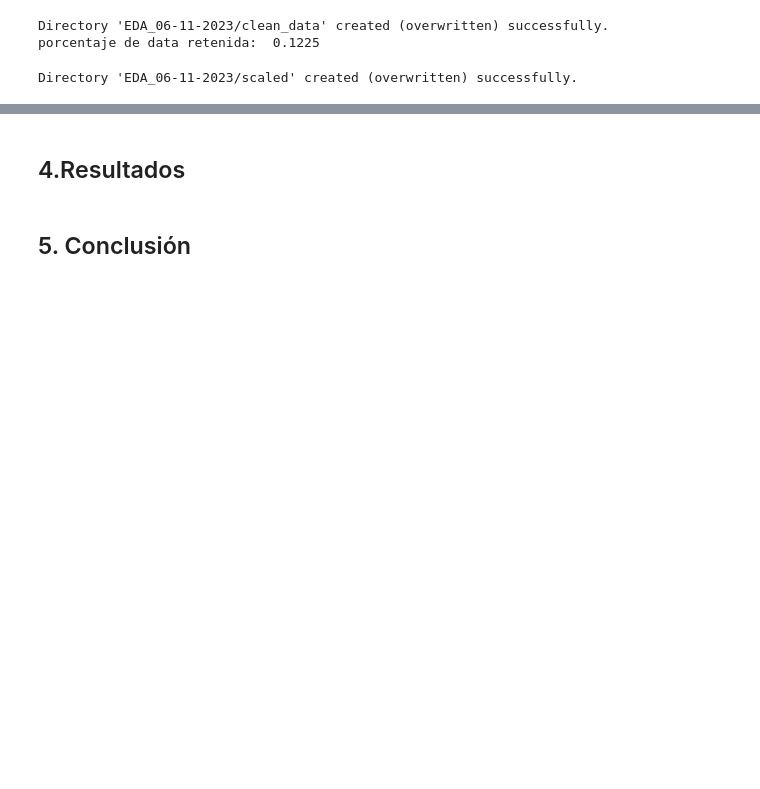
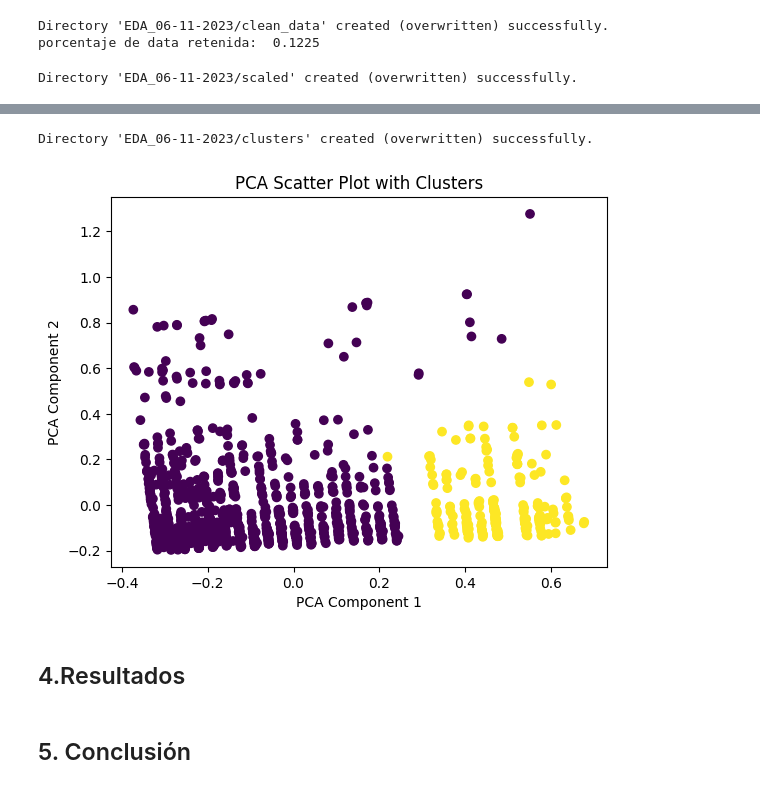
Before and after one commit to HexaPulsar/LabMDS, a Jupyter notebook: Proyecto_1/NUEVO_Proyecto_enunciado.ipynb, the cells around one changed output, grey strips where cells are left out. Cells and saved outputs as stored; diff of their text form; code cells hidden in the pictures; blank space fills up the shorter version.

```diff
--- a/Proyecto_1/NUEVO_Proyecto_enunciado.ipynb
+++ b/Proyecto_1/NUEVO_Proyecto_enunciado.ipynb
@@ -925,3 +934,9 @@ El número óptimo de clusters es 3
+# %%
+agg= AgglomerativeClustering()
+test_class.make_clusters(agg)
+# %% [output]
+Directory 'EDA_06-11-2023/clusters' created (overwritten) successfully.
+[figure, added]
 # %% [markdown]
 ## 4.Resultados
 # %% [markdown]
```
Also changed, not shown: parts of 15 cells of this notebook, 3 other files.
